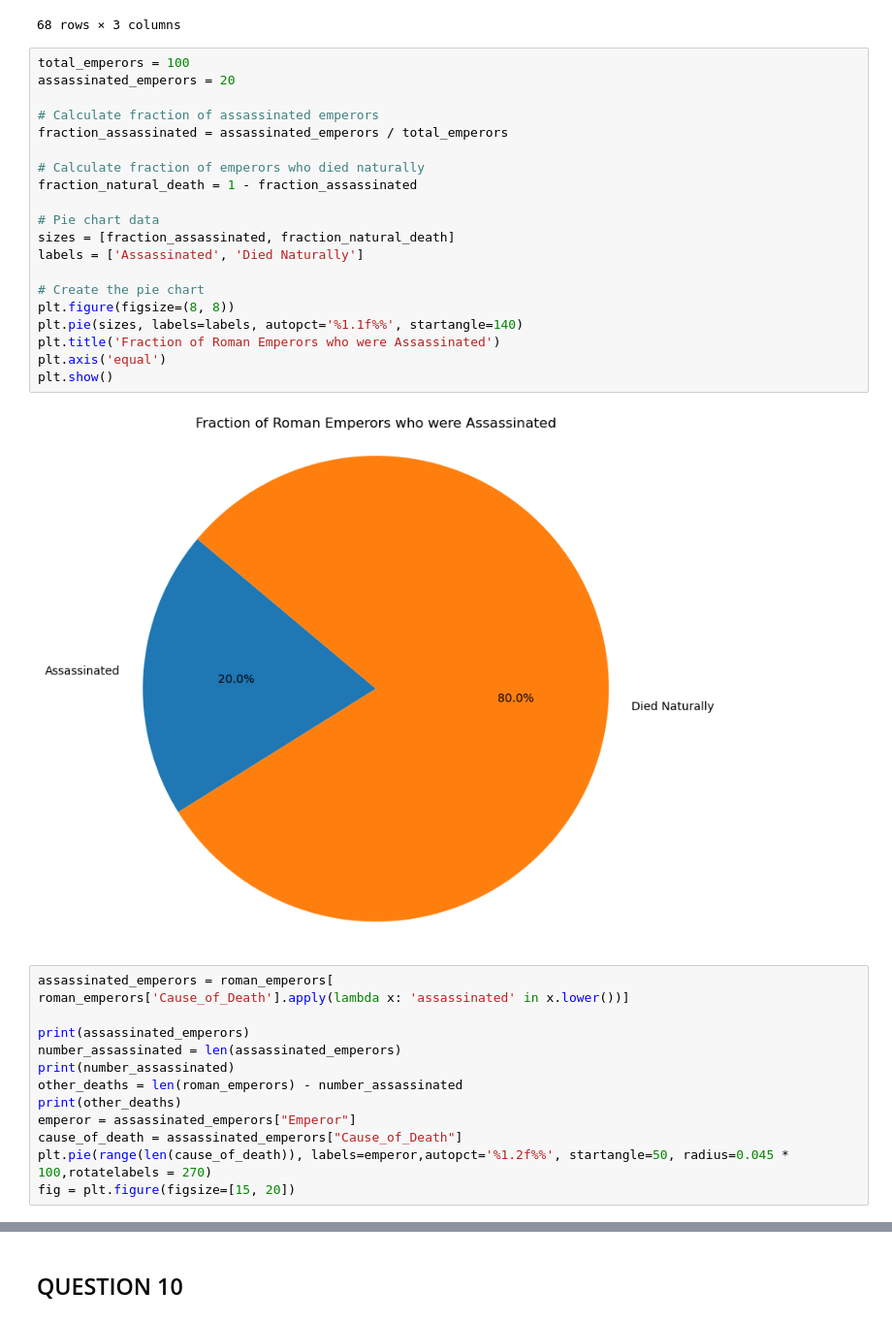
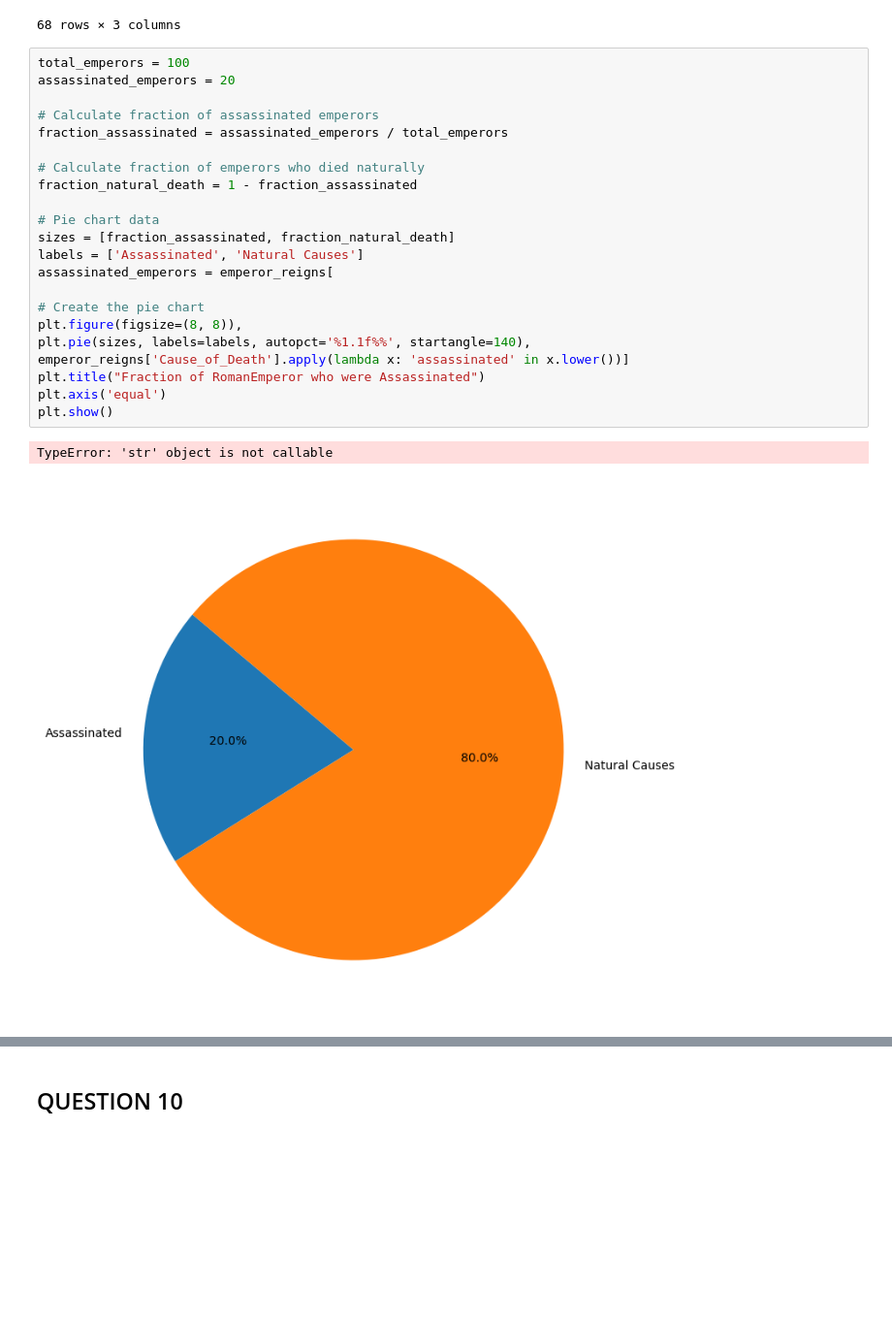
Before and after one commit to AbisolaOlakanmi/Abisola.Olakanmi.BDAT1004PS3, a Jupyter notebook: Abisola.Olakanmi.BDAT1004PS3.ipynb, the cells around one changed output, grey strips where cells are left out. Shown at 97% size. Cells and saved outputs as stored; diff of their text form; blank space fills up the shorter version.

```diff
--- a/Abisola.Olakanmi.BDAT1004PS3.ipynb
+++ b/Abisola.Olakanmi.BDAT1004PS3.ipynb
@@ -1133,38 +1133,28 @@ emperor_reigns
 | 66 | Valentinian II | 17.00 | Possibly assassinated |
 | 67 | Theodosius I | 16.00 | Natural causes |
 68 rows × 3 columns
-# %%
-total_emperors = 100
-assassinated_emperors = 20
-
-# Calculate fraction of assassinated emperors
-fraction_assassinated = assassinated_emperors / total_emperors
-
-# Calculate fraction of emperors who died naturally
-fraction_natural_death = 1 - fraction_assassinated
-
-# Pie chart data
-sizes = [fraction_assassinated, fraction_natural_death]
-labels = ['Assassinated', 'Died Naturally']
-
-# Create the pie chart
-plt.figure(figsize=(8, 8))
-plt.pie(sizes, labels=labels, autopct='%1.1f%%', startangle=140)
-plt.title('Fraction of Roman Emperors who were Assassinated')
-plt.axis('equal')
-plt.show()
-# %% [output]
-[figure, removed]
-# %%
-assassinated_emperors = roman_emperors[
-roman_emperors['Cause_of_Death'].apply(lambda x: 'assassinated' in x.lower())]
-
-print(assassinated_emperors)
-number_assassinated = len(assassinated_emperors)
-print(number_assassinated)
-other_deaths = len(roman_emperors) - number_assassinated
-print(other_deaths)
-emperor = assassinated_emperors["Emperor"]
-cause_of_death = assassinated_emperors["Cause_of_Death"]
-plt.pie(range(len(cause_of_death)), labels=emperor,autopct='%1.2f%%', startangle=50, radius=0.045 * 100,rotatelabels = 270)
-fig = plt.figure(figsize=[15, 20])
+# %%
+total_emperors = 100
+assassinated_emperors = 20
+
+# Calculate fraction of assassinated emperors
+fraction_assassinated = assassinated_emperors / total_emperors
+
+# Calculate fraction of emperors who died naturally
+fraction_natural_death = 1 - fraction_assassinated
+
+# Pie chart data
+sizes = [fraction_assassinated, fraction_natural_death]
+labels = ['Assassinated', 'Natural Causes']
+assassinated_emperors = emperor_reigns[
+
+# Create the pie chart
+plt.figure(figsize=(8, 8)),
+plt.pie(sizes, labels=labels, autopct='%1.1f%%', startangle=140),
+emperor_reigns['Cause_of_Death'].apply(lambda x: 'assassinated' in x.lower())]
+plt.title("Fraction of RomanEmperor who were Assassinated")
+plt.axis('equal')
+plt.show()
+# %% [output]
+TypeError: 'str' object is not callable
+[figure, added]
```
Also changed, not shown: parts of 10 cells of this notebook.
